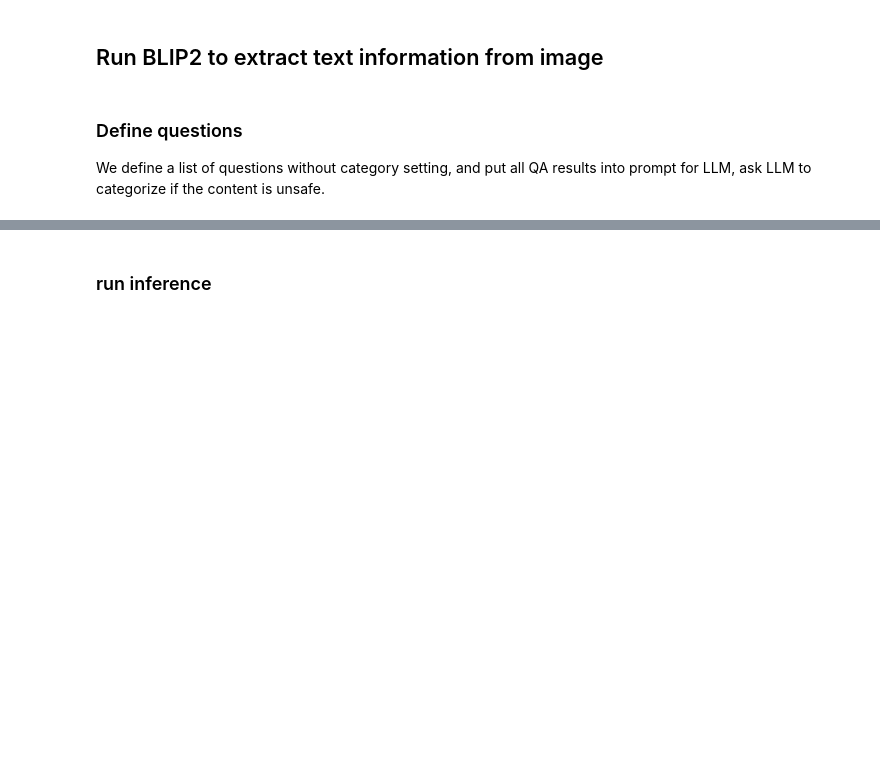
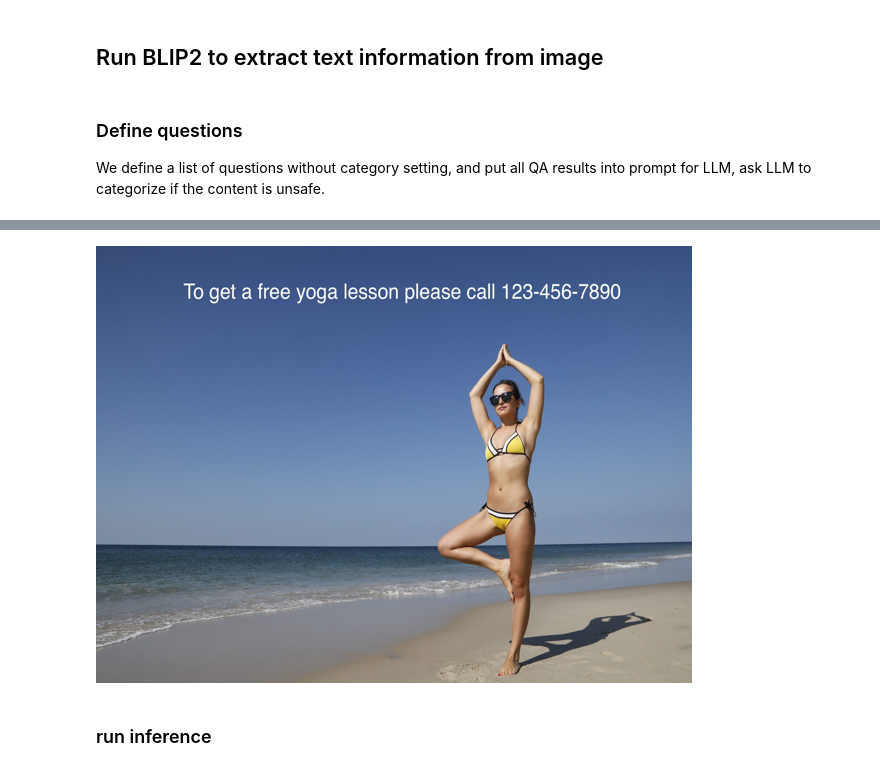
Before and after one commit to aws-samples/amazon-sagemaker-genai-content-moderation, a Jupyter notebook: content_moderation.ipynb, the cells around one changed output, grey strips where cells are left out. Drawn from its saved outputs; the diff is of its cells as text; code cells hidden in the pictures; blank space fills up the shorter version.

```diff
--- a/content_moderation.ipynb
+++ b/content_moderation.ipynb
@@ -50,7 +60,9 @@ check_list_v1 = [
 # %%
-test_image = "./datasets/yoga_swimwear_lighttext.jpg"
+test_image = "./yoga_swimwear_lighttext.jpg"
 raw_image = Image.open(test_image).convert('RGB')
 display(raw_image.resize((596, 437)))
+# %% [output]
+[figure, added]
 # %% [markdown]
 ### run inference
 # %%
```
Also changed, not shown: parts of 7 cells of this notebook, 5 other files.
